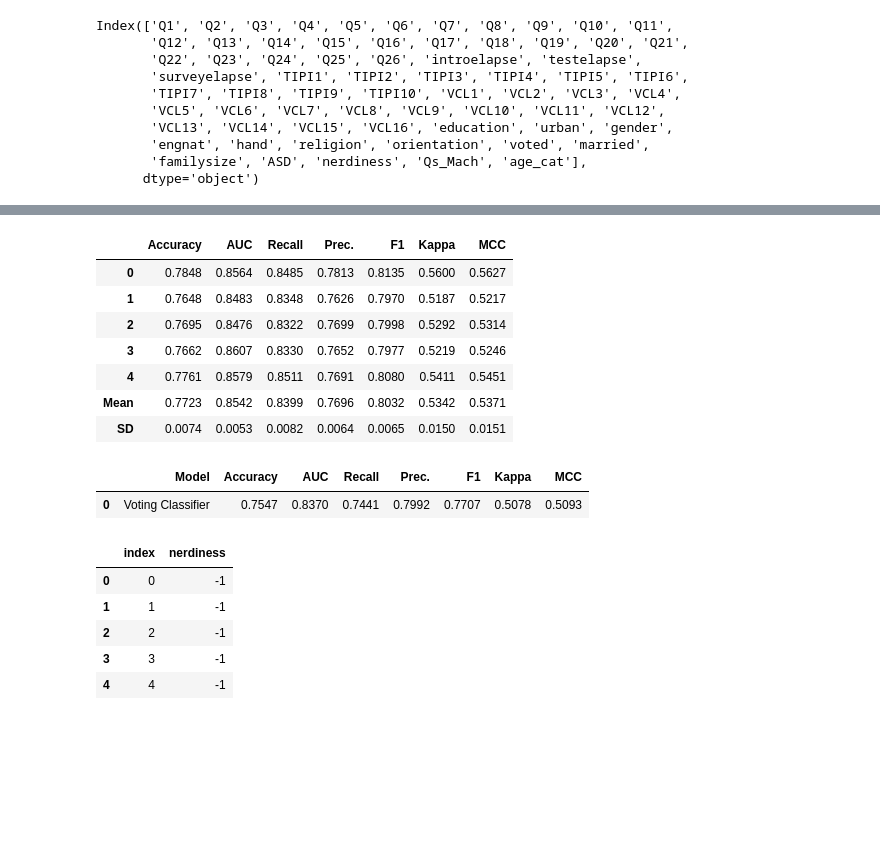
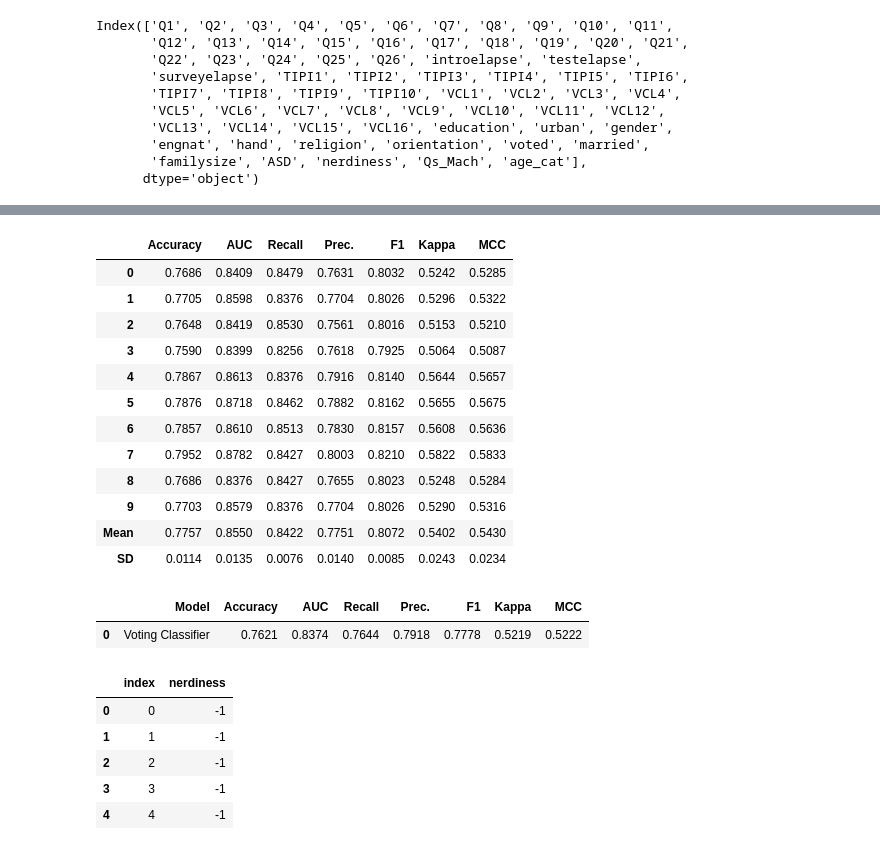
Before and after one commit to Seokii/2022_SWAI_Qualifiers, a Jupyter notebook: notebooks/auto_misneok2.ipynb, the cells around one changed output, grey strips where cells are left out. Saved outputs shown, nothing was run; the diff lists cells and outputs as text; code cells hidden in the pictures; blank space fills up the shorter version.

```diff
--- a/notebooks/auto_misneok2.ipynb
+++ b/notebooks/auto_misneok2.ipynb
@@ -56,6 +57,6 @@ clf = setup(data = train, target = 'nerdiness')
 | 58 | Fix Imbalance | False |
 | 59 | Fix Imbalance Method | SMOTE |
 # %%
-best_3 = compare_models(sort = 'AUC', n_select = 3, fold = 3)
+best_5 = compare_models(sort = 'AUC', n_select = 5)
 # %% [output]
 |  | Model | Accuracy | AUC | Recall | Prec. | F1 | Kappa | MCC | TT (Sec) |
@@ -77,19 +114,24 @@ best_3 = compare_models(sort = 'AUC', n_select = 3, fold = 3)
 # %%
-blended = blend_models(estimator_list = best_3, fold = 5, method = 'soft')
+blended = blend_models(estimator_list = best_5, method = 'soft')
 # %% [output]
 |  | Accuracy | AUC | Recall | Prec. | F1 | Kappa | MCC |
-| 0 | 0.7848 | 0.8564 | 0.8485 | 0.7813 | 0.8135 | 0.5600 | 0.5627 |
-| 1 | 0.7648 | 0.8483 | 0.8348 | 0.7626 | 0.7970 | 0.5187 | 0.5217 |
-| 2 | 0.7695 | 0.8476 | 0.8322 | 0.7699 | 0.7998 | 0.5292 | 0.5314 |
-| 3 | 0.7662 | 0.8607 | 0.8330 | 0.7652 | 0.7977 | 0.5219 | 0.5246 |
-| 4 | 0.7761 | 0.8579 | 0.8511 | 0.7691 | 0.8080 | 0.5411 | 0.5451 |
-| Mean | 0.7723 | 0.8542 | 0.8399 | 0.7696 | 0.8032 | 0.5342 | 0.5371 |
-| SD | 0.0074 | 0.0053 | 0.0082 | 0.0064 | 0.0065 | 0.0150 | 0.0151 |
+| 0 | 0.7686 | 0.8409 | 0.8479 | 0.7631 | 0.8032 | 0.5242 | 0.5285 |
+| 1 | 0.7705 | 0.8598 | 0.8376 | 0.7704 | 0.8026 | 0.5296 | 0.5322 |
+| 2 | 0.7648 | 0.8419 | 0.8530 | 0.7561 | 0.8016 | 0.5153 | 0.5210 |
+| 3 | 0.7590 | 0.8399 | 0.8256 | 0.7618 | 0.7925 | 0.5064 | 0.5087 |
+| 4 | 0.7867 | 0.8613 | 0.8376 | 0.7916 | 0.8140 | 0.5644 | 0.5657 |
+| 5 | 0.7876 | 0.8718 | 0.8462 | 0.7882 | 0.8162 | 0.5655 | 0.5675 |
+| 6 | 0.7857 | 0.8610 | 0.8513 | 0.7830 | 0.8157 | 0.5608 | 0.5636 |
+| 7 | 0.7952 | 0.8782 | 0.8427 | 0.8003 | 0.8210 | 0.5822 | 0.5833 |
+| 8 | 0.7686 | 0.8376 | 0.8427 | 0.7655 | 0.8023 | 0.5248 | 0.5284 |
+| 9 | 0.7703 | 0.8579 | 0.8376 | 0.7704 | 0.8026 | 0.5290 | 0.5316 |
+| Mean | 0.7757 | 0.8550 | 0.8422 | 0.7751 | 0.8072 | 0.5402 | 0.5430 |
+| SD | 0.0114 | 0.0135 | 0.0076 | 0.0140 | 0.0085 | 0.0243 | 0.0234 |
 # %%
 pred_holdout = predict_model(blended)
 # %% [output]
 |  | Model | Accuracy | AUC | Recall | Prec. | F1 | Kappa | MCC |
-| 0 | Voting Classifier | 0.7547 | 0.8370 | 0.7441 | 0.7992 | 0.7707 | 0.5078 | 0.5093 |
+| 0 | Voting Classifier | 0.7621 | 0.8374 | 0.7644 | 0.7918 | 0.7778 | 0.5219 | 0.5222 |
 # %%
 final_model = finalize_model(blended)
 # %%
```
Also changed, not shown: parts of 6 cells of this notebook, 10 other files.
